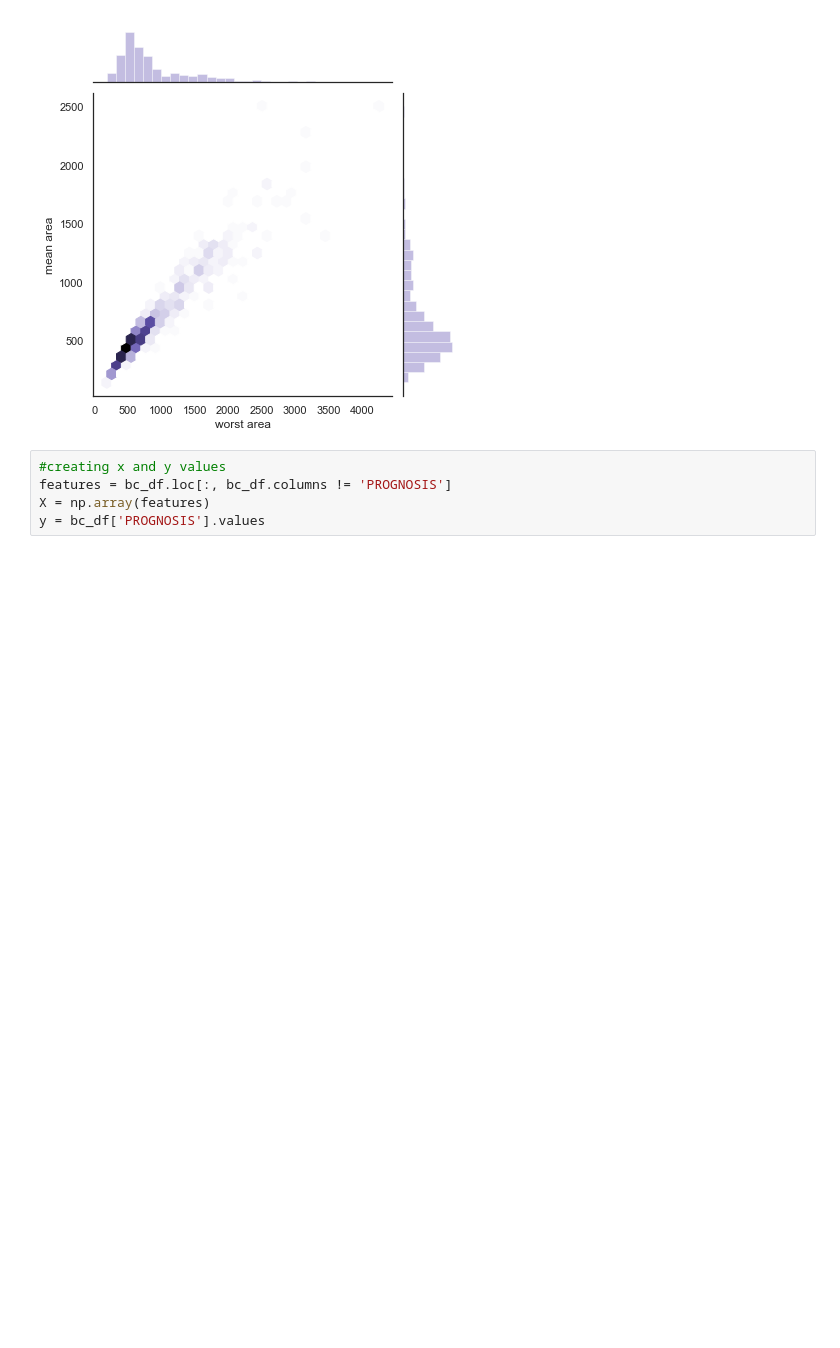
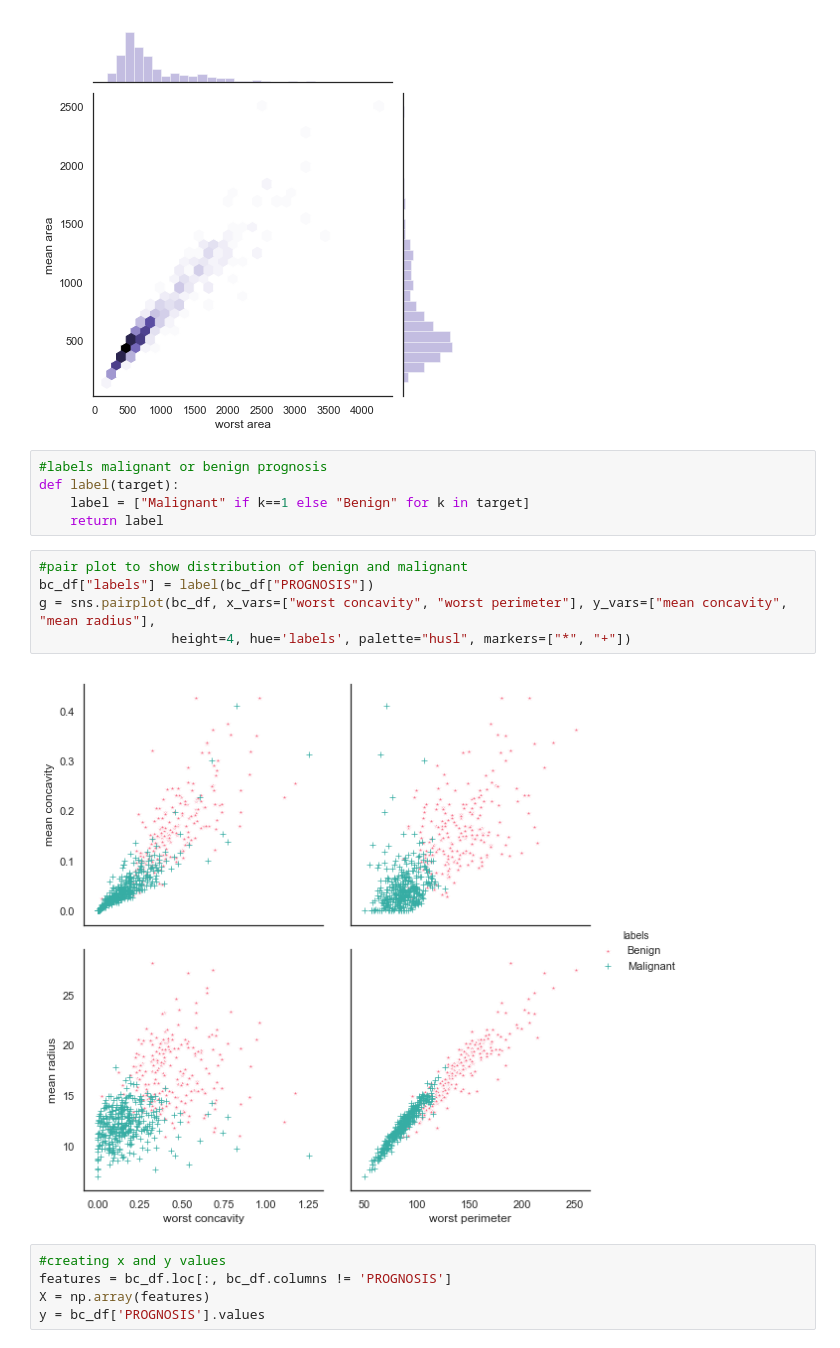
Before and after one commit to ebonnecab/ds2-1, a Jupyter notebook: Notebooks/SVM_hw.ipynb, the cells around one changed output. Saved outputs shown, nothing was run; the diff lists cells and outputs as text; blank space fills up the shorter version.

Commit message:
added pair plots

```diff
--- a/Notebooks/SVM_hw.ipynb
+++ b/Notebooks/SVM_hw.ipynb
@@ -118,6 +118,18 @@ sns.set(style="white")
 g = sns.jointplot("worst area", "mean area", data=bc_df, kind="hex", color="#695bb4")
 # %% [output]
 [figure]
+# %%
+#labels malignant or benign prognosis
+def label(target):
+    label = ["Malignant" if k==1 else "Benign" for k in target]
+    return label
+# %%
+#pair plot to show distribution of benign and malignant
+bc_df["labels"] = label(bc_df["PROGNOSIS"])
+g = sns.pairplot(bc_df, x_vars=["worst concavity", "worst perimeter"], y_vars=["mean concavity", "mean radius"],
+                 height=4, hue='labels', palette="husl", markers=["*", "+"])
+# %% [output]
+[figure, added]
 # %%
 #creating x and y values
 features = bc_df.loc[:, bc_df.columns != 'PROGNOSIS']
```
Also changed, not shown: parts of 1 cell of this notebook.
